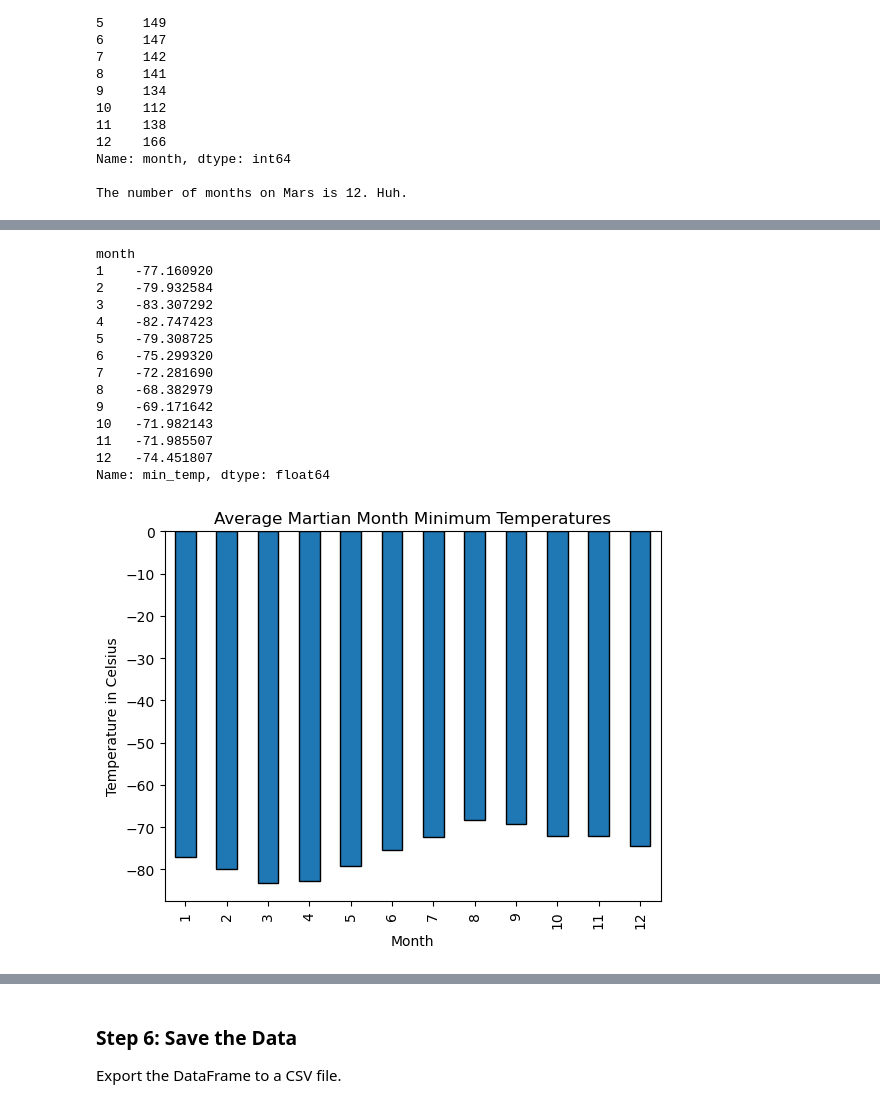
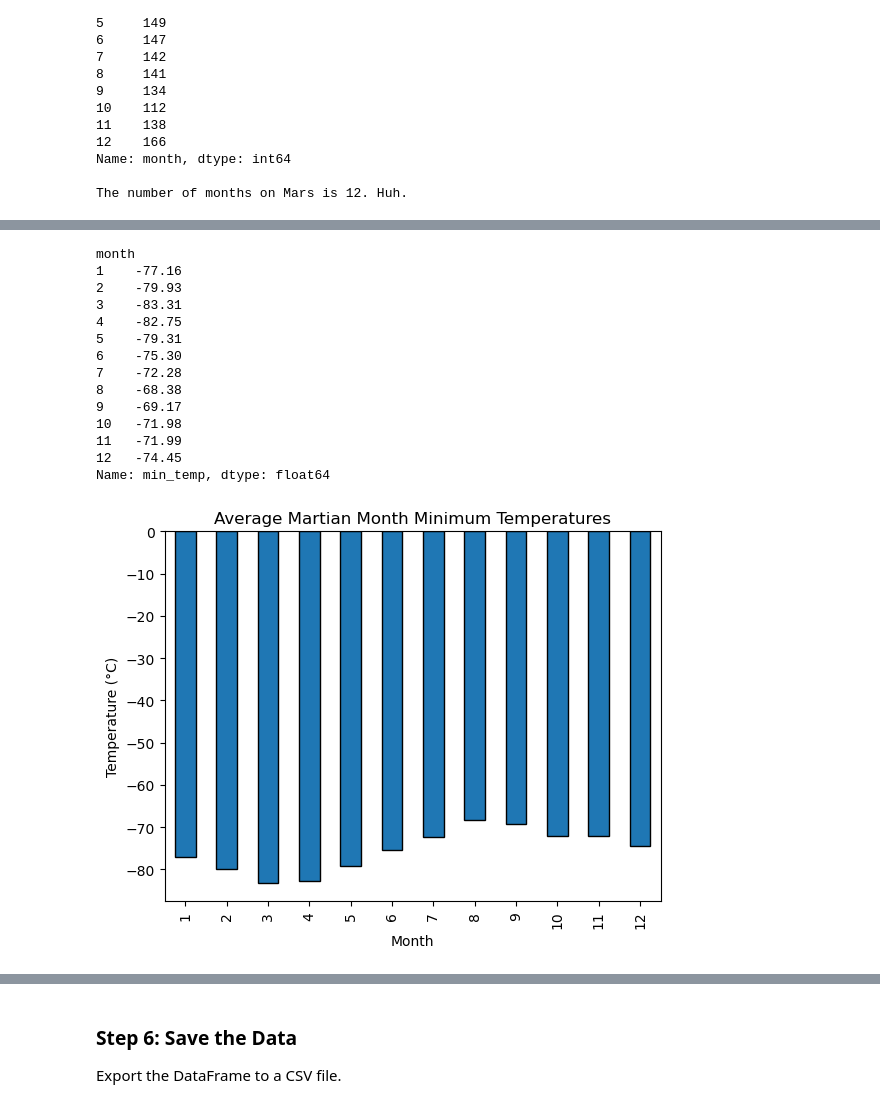
Before and after one commit to johbry17/11-web-scraping, a Jupyter notebook: part_2_mars_weather.ipynb, the cells around one changed output, grey strips where cells are left out. Saved outputs shown, nothing was run; the diff lists cells and outputs as text; code cells hidden in the pictures.

```diff
--- a/part_2_mars_weather.ipynb
+++ b/part_2_mars_weather.ipynb
@@ -187,33 +167,34 @@ There are 1867 sols worth of data
 # %%
 # 3. What is the average low temperature by month?
 month_avg = df.groupby("month")["min_temp"].mean()
-month_avg
+month_avg_formatted = month_avg.round(2)
+month_avg_formatted
 # %% [output]
 month
-1    -77.160920
-2    -79.932584
-3    -83.307292
-4    -82.747423
-5    -79.308725
-6    -75.299320
-7    -72.281690
-8    -68.382979
-9    -69.171642
-10   -71.982143
-11   -71.985507
-12   -74.451807
+1    -77.16
+2    -79.93
+3    -83.31
+4    -82.75
+5    -79.31
+6    -75.30
+7    -72.28
+8    -68.38
+9    -69.17
+10   -71.98
+11   -71.99
+12   -74.45
 Name: min_temp, dtype: float64
 # %%
 # Plot the average temperature by month
 month_avg.plot(kind="bar", edgecolor="black")
 
 # formatting
-plt.ylabel("Temperature in Celsius")
+plt.ylabel("Temperature (°C)")
 plt.xlabel("Month")
 plt.title("Average Martian Month Minimum Temperatures")
 plt.show()
 # %% [output]
-[figure, old version]
+[figure, new version]
 # %%
 # Identify the coldest and hottest months in Curiosity's location
 sorted = month_avg.sort_values()
```
Also changed, not shown: parts of 18 cells of this notebook, 6 other files.
